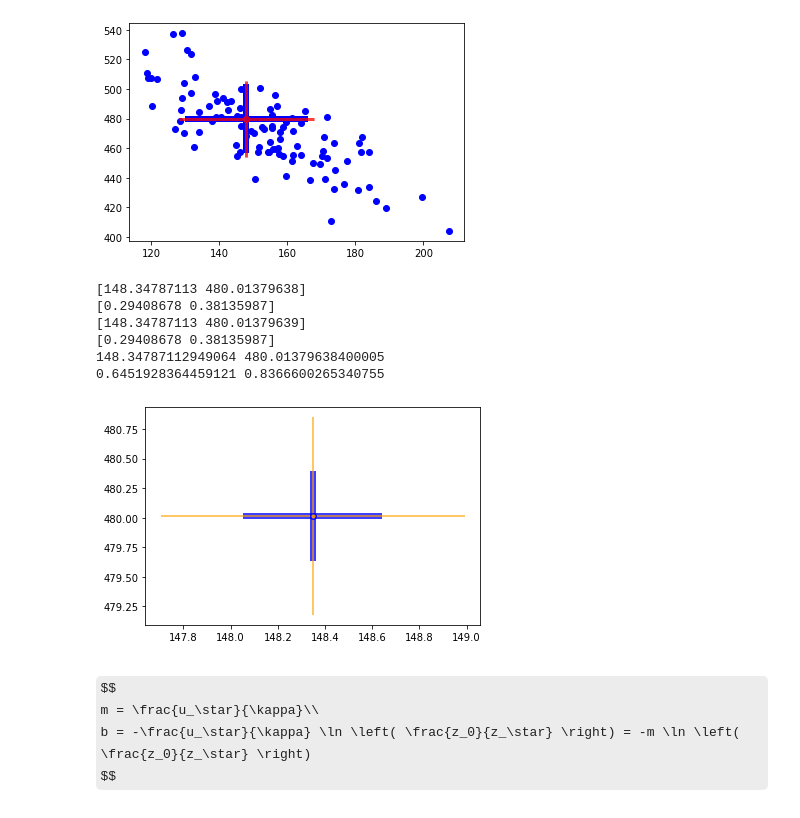
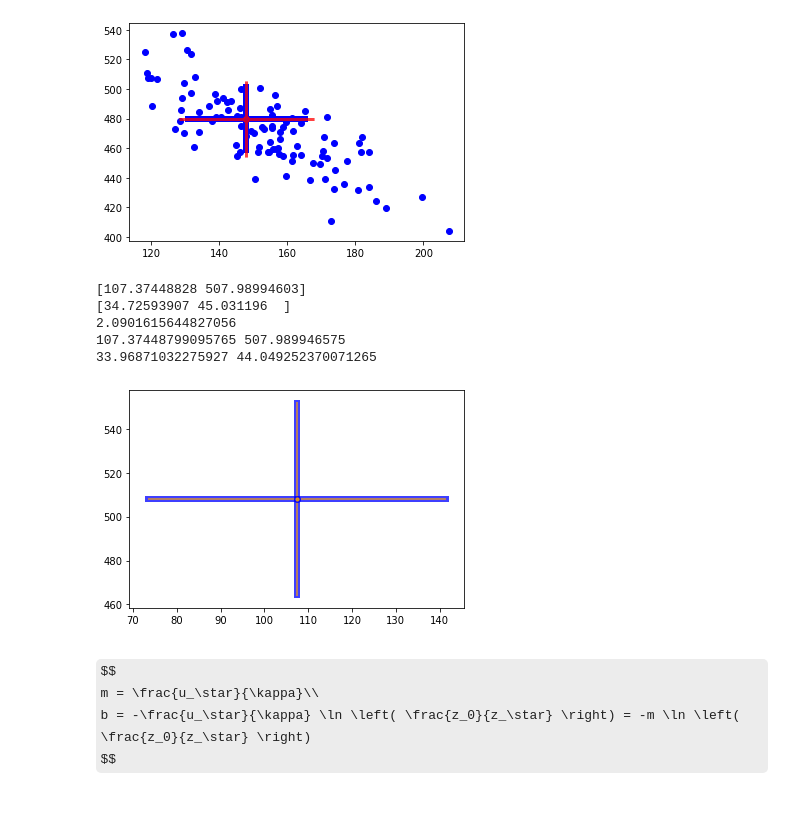
Before and after one commit to BoiseStatePlanetary/Optimizing-Number-and-Placement-of-Anemometers, a Jupyter notebook: figures and data/Basic Uncertainties.ipynb, the cells around one changed output. Drawn from its saved outputs; the diff is of its cells as text; code cells hidden in the pictures; some formulas as TeX source.

Commit message:
OK, I think I'm on it
It looks like I have to re-scale the uncertainties that come out of the synthetic wind profile so that chi^2 ~ 1.

```diff
--- a/figures and data/Basic Uncertainties.ipynb
+++ b/figures and data/Basic Uncertainties.ipynb
@@ -190,8 +271,8 @@ slope = 148.
 intercept = 480.
 y = slope*x + intercept
 
-# sigma = np.mean([34.08092668, 43.10055741, 38.10124155, 39.29545398])
-sigma = 1.
+sigma = np.mean([52.73472421, 42.93106227, 60.94672099, 53.98319914])
+# sigma = 1.
 
 num_tries = 1
 
@@ -199,12 +280,13 @@ analytic_sigma_slope = sigma_slope(x, sigma*np.ones_like(x))
 analytic_sigma_intercept = sigma_intercept(x, sigma*np.ones_like(x))
 
 for i in range(num_tries):
-    noisy_y = y + normal(scale=sigma, size=len(x))
+#     noisy_y = y + normal(scale=sigma, size=len(x))
+    noisy_y = np.array([548.53654271, 521.12399152, 657.78736274, 751.06983102])
 
     popt, pcov = np.polyfit(x, noisy_y, 1, w=1/sigma*np.ones_like(x), cov=True)
     unc = np.sqrt(np.diag(pcov))
-    print(popt)
-    print(unc)
+#     print(popt)
+#     print(unc)
 
     popt, pcov = curve_fit(lin_fit, x, noisy_y, sigma=sigma*np.ones_like(x), method='lm')
     unc = np.sqrt(np.diag(pcov))
@@ -215,10 +297,20 @@ for i in range(num_tries):
             marker='o', color='blue', alpha=0.5, lw=6)
 
     analytic_slope = calc_analytic_slope(delta_x, sigma, num_sensors, x, noisy_y)
-#     analytic_sigma_slope = calc_analytic_sigma_slope(delta_x, sigma, num_sensors)
+    analytic_intercept = calc_analytic_intercept(delta_x, sigma, num_sensors, x, noisy_y)
 
-    analytic_intercept = calc_analytic_intercept(delta_x, sigma, num_sensors, x, noisy_y)
-#     analytic_sigma_intercept = calc_analytic_sigma_intercept(delta_x, sigma, num_sensors)
+    # Re-scale uncertainties
+    mod = np.polyval([analytic_slope, analytic_intercept], x)
+    redchisq = chisqg(noisy_y, mod, sd=sigma)
+    inferred_sigma = sigma
+
+#     if(redchisq > 1):
+#         inferred_sigma = sigma*np.sqrt(redchisq)
+
+    analytic_sigma_slope = sigma_slope(x, inferred_sigma*np.ones_like(x))
+    analytic_sigma_intercept = sigma_intercept(x, inferred_sigma*np.ones_like(x))
+
+    print(redchisq)
     print(analytic_slope, analytic_intercept)
     print(analytic_sigma_slope, analytic_sigma_intercept)
 
@@ -228,40 +320,39 @@ for i in range(num_tries):
                  yerr=[analytic_sigma_intercept, analytic_sigma_intercept],
             marker='.', color='orange', alpha=0.5)
 
 #     plt.errorbar([analytic_slope, analytic_slope],
 #                  [analytic_intercept, analytic_intercept],
 #             marker='.', color='orange', alpha=0.5)
 
 # analytic_slope = calc_analytic_slope(delta_x, sigma, num_sensors, x, noisy_y)
 # analytic_slope_sigma = calc_analytic_sigma_slope(delta_x, sigma, num_sensors)
 # analytic_intercept = calc_analytic_intercept(delta_x, sigma, num_sensors, x, noisy_y)
 # analytic_intercept_sigma = calc_analytic_sigma_intercept(delta_x, sigma, num_sensors)
 
 # Sxx = calc_analytic_Sxx(delta_x, sigma[0], num_sensors)
 # Delta = calc_analytic_Delta(delta_x, sigma[0], num_sensors)
 
 # plt.fill_between([analytic_slope - analytic_slope_sigma, analytic_slope + analytic_slope_sigma],
 #                  [analytic_intercept - analytic_intercept_sigma, analytic_intercept - analytic_intercept_sigma],
 #                  [analytic_intercept + analytic_intercept_sigma, analytic_intercept + analytic_intercept_sigma],
 #                 alpha=0.5)
 
 # numerical_slope = calc_slope(x, noisy_y, sigma)
 # numerical_slope_sigma = sigma_slope(x, sigma)
 # numerical_intercept = calc_intercept(x, noisy_y, sigma)
 # numerical_intercept_sigma = sigma_intercept(x, sigma)
 
 # plt.fill_between([numerical_slope - numerical_slope_sigma, numerical_slope + numerical_slope_sigma],
 #                  [numerical_intercept - numerical_intercept_sigma, numerical_intercept - numerical_intercept_sigma],
 #                  [numerical_intercept + numerical_intercept_sigma, numerical_intercept + numerical_intercept_sigma],
 #                 alpha=0.5)
 # %% [output]
-[148.34787113 480.01379638]
-[0.29408678 0.38135987]
-[148.34787113 480.01379639]
-[0.29408678 0.38135987]
-148.34787112949064 480.01379638400005
-0.6451928364459121 0.8366600265340755
+[107.37448828 507.98994603]
+[34.72593907 45.031196  ]
+2.0901615644827056
+107.37448799095765 507.989946575
+33.96871032275927 44.049252370071265
-[figure, old version]
+[figure, new version]
 # %% [markdown]
 $$
 m = \frac{u_\star}{\kappa}\\
```
Also changed, not shown: parts of 6 cells of this notebook, 2 other files.
